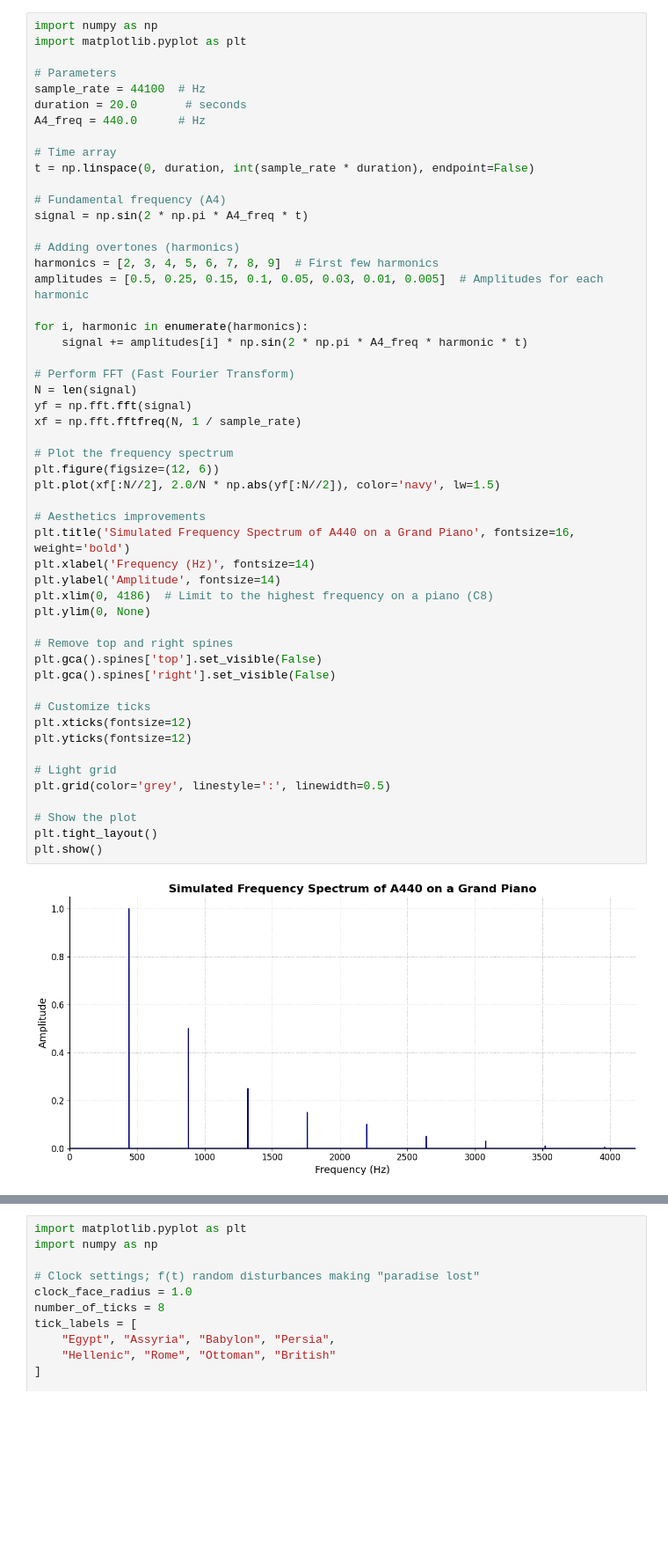
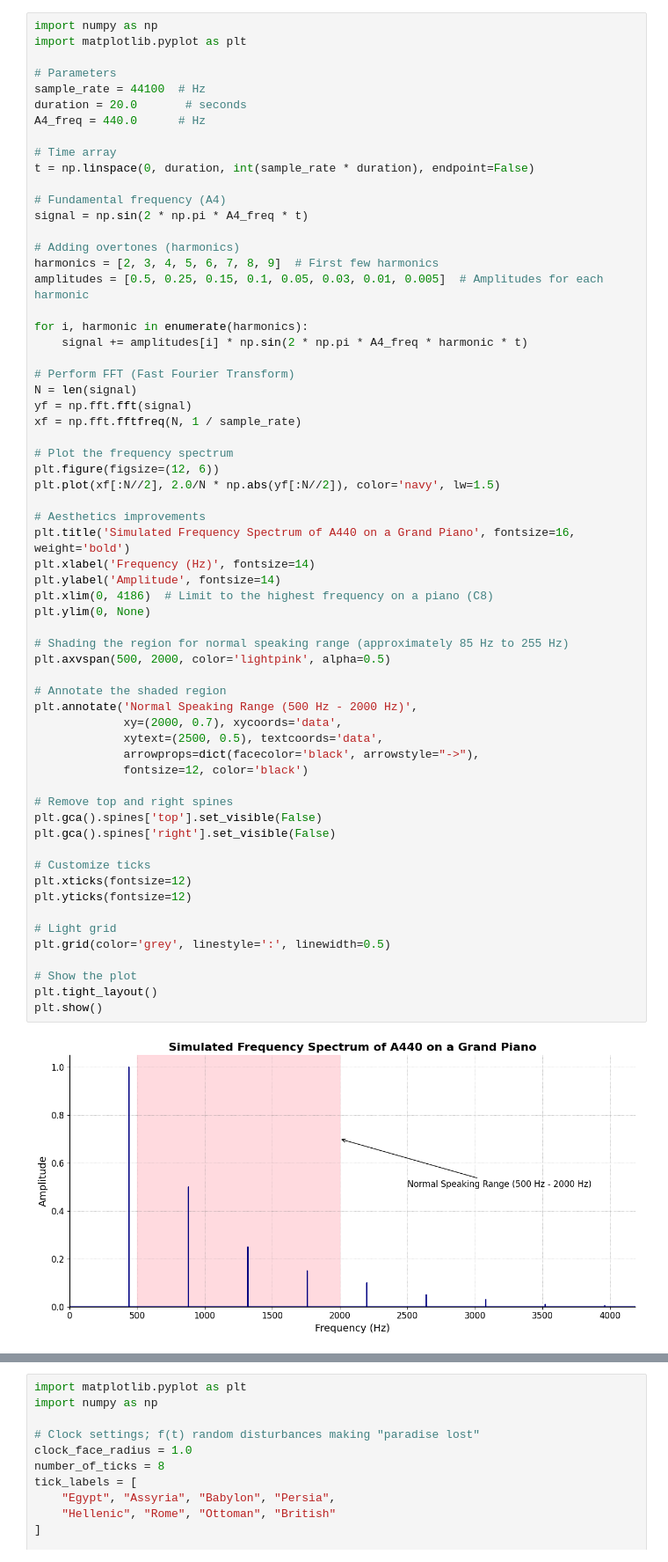
Before and after one commit to abikesa/thesis, a Jupyter notebook: kitabo/ensi/_build/jupyter_execute/index.ipynb, the cells around one changed output, grey strips where cells are left out. Shown at 88% size. Saved outputs shown, nothing was run; the diff lists cells and outputs as text; blank space fills up the shorter version.

```diff
--- a/kitabo/ensi/_build/jupyter_execute/index.ipynb
+++ b/kitabo/ensi/_build/jupyter_execute/index.ipynb
@@ -71,33 +71,43 @@ for i, harmonic in enumerate(harmonics):
 N = len(signal)
 yf = np.fft.fft(signal)
 xf = np.fft.fftfreq(N, 1 / sample_rate)
 
 # Plot the frequency spectrum
 plt.figure(figsize=(12, 6))
 plt.plot(xf[:N//2], 2.0/N * np.abs(yf[:N//2]), color='navy', lw=1.5)
 
 # Aesthetics improvements
 plt.title('Simulated Frequency Spectrum of A440 on a Grand Piano', fontsize=16, weight='bold')
 plt.xlabel('Frequency (Hz)', fontsize=14)
 plt.ylabel('Amplitude', fontsize=14)
 plt.xlim(0, 4186)  # Limit to the highest frequency on a piano (C8)
 plt.ylim(0, None)
 
+# Shading the region for normal speaking range (approximately 85 Hz to 255 Hz)
+plt.axvspan(500, 2000, color='lightpink', alpha=0.5)
+
+# Annotate the shaded region
+plt.annotate('Normal Speaking Range (500 Hz - 2000 Hz)',
+             xy=(2000, 0.7), xycoords='data',
+             xytext=(2500, 0.5), textcoords='data',
+             arrowprops=dict(facecolor='black', arrowstyle="->"),
+             fontsize=12, color='black')
+
 # Remove top and right spines
 plt.gca().spines['top'].set_visible(False)
 plt.gca().spines['right'].set_visible(False)
 
 # Customize ticks
 plt.xticks(fontsize=12)
 plt.yticks(fontsize=12)
 
 # Light grid
 plt.grid(color='grey', linestyle=':', linewidth=0.5)
 
 # Show the plot
 plt.tight_layout()
 plt.show()
 # %% [output]
-[figure, old version]
+[figure, new version]
 # %% [markdown]
 
```
Also changed, not shown: parts of 2 cells of this notebook, 5 other files.
